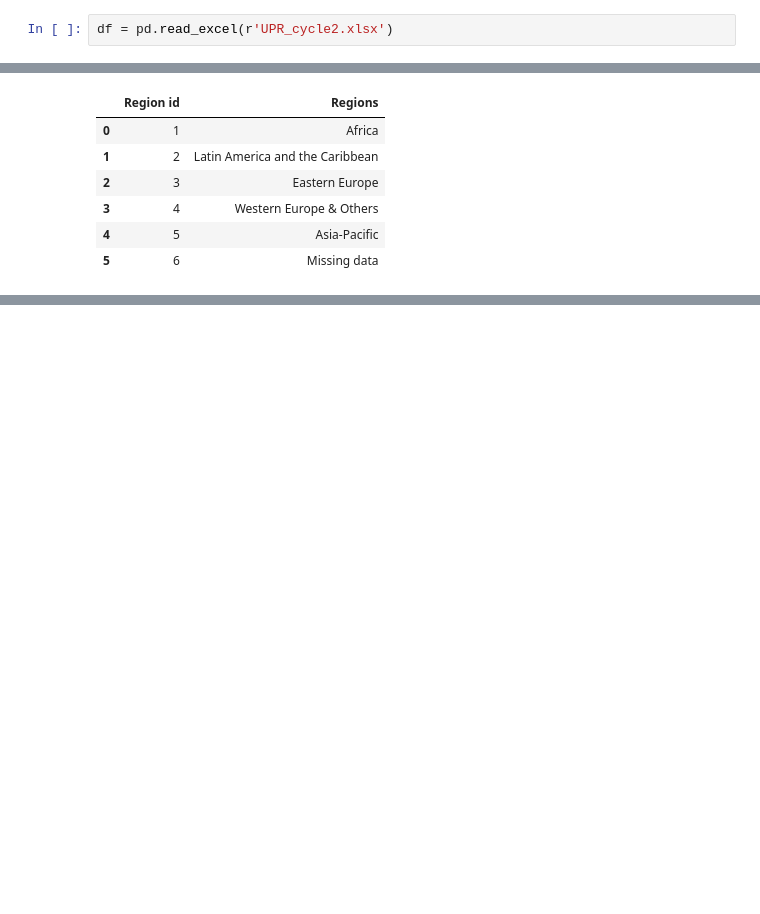
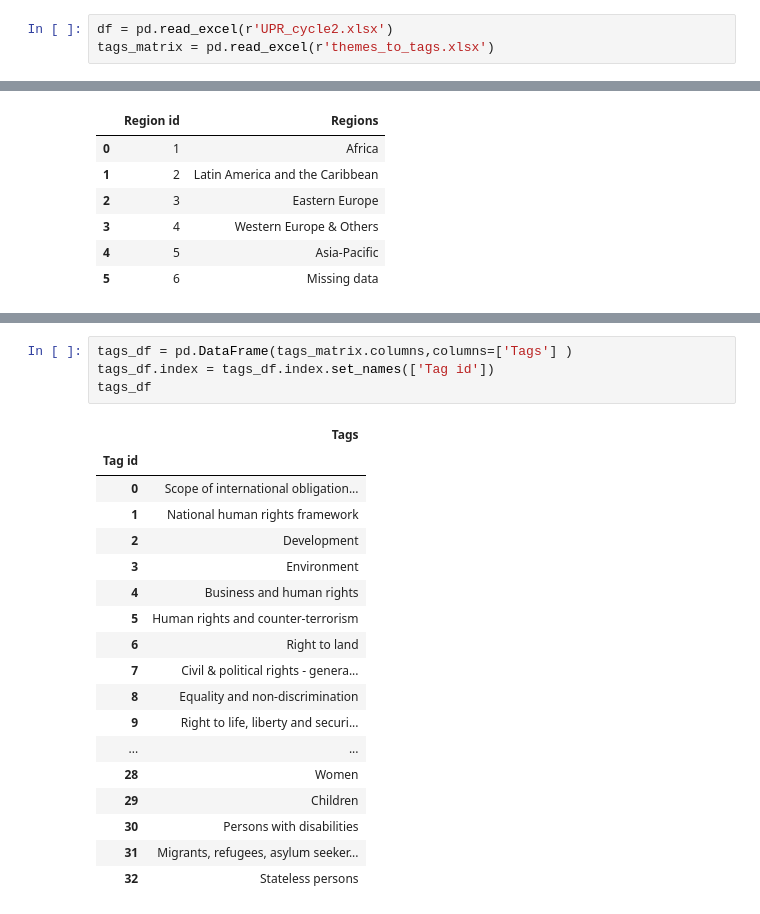
Before and after one commit to jandemeskel/UN-project, a Jupyter notebook: Ingestion.ipynb, the cells around one changed output, grey strips where cells are left out. Cells and saved outputs as stored; diff of their text form; blank space fills up the shorter version.

Commit message:
addition of tags-themes matrix

```diff
--- a/Ingestion.ipynb
+++ b/Ingestion.ipynb
@@ -5,5 +9,6 @@ import re
 # %%
 df = pd.read_excel(r'UPR_cycle2.xlsx')
+tags_matrix = pd.read_excel(r'themes_to_tags.xlsx')
 # %%
 df.index+=1
 df.rename(columns={"Reccomending Body": "Recommending Body", "UPR Reccomending States": "UPR Recommending States"}, inplace=True)
@@ -199 +204,24 @@ Themes_df
 68 rows × 2 columns
+# %%
+tags_df = pd.DataFrame(tags_matrix.columns,columns=['Tags'] )
+tags_df.index = tags_df.index.set_names(['Tag id'])
+tags_df
+# %% [output]
+|  | Tags |
+| Tag id |  |
+| 0 | Scope of international obligation... |
+| 1 | National human rights framework |
+| 2 | Development |
+| 3 | Environment |
+| 4 | Business and human rights |
+| 5 | Human rights and counter-terrorism |
+| 6 | Right to land |
+| 7 | Civil & political rights - genera... |
+| 8 | Equality and non-discrimination |
+| 9 | Right to life, liberty and securi... |
+| ... | ... |
+| 28 | Women |
+| 29 | Children |
+| 30 | Persons with disabilities |
+| 31 | Migrants, refugees, asylum seeker... |
+| 32 | Stateless persons |
```
Also changed, not shown: parts of 5 cells of this notebook, 3 other files.
